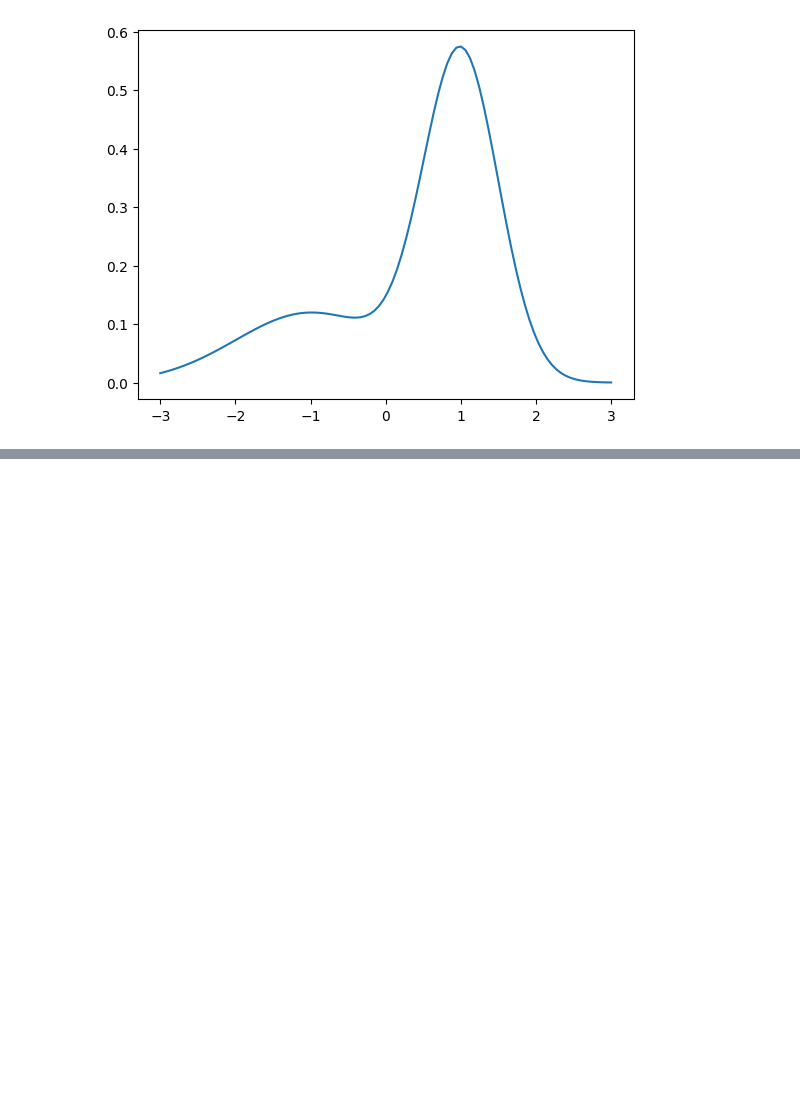
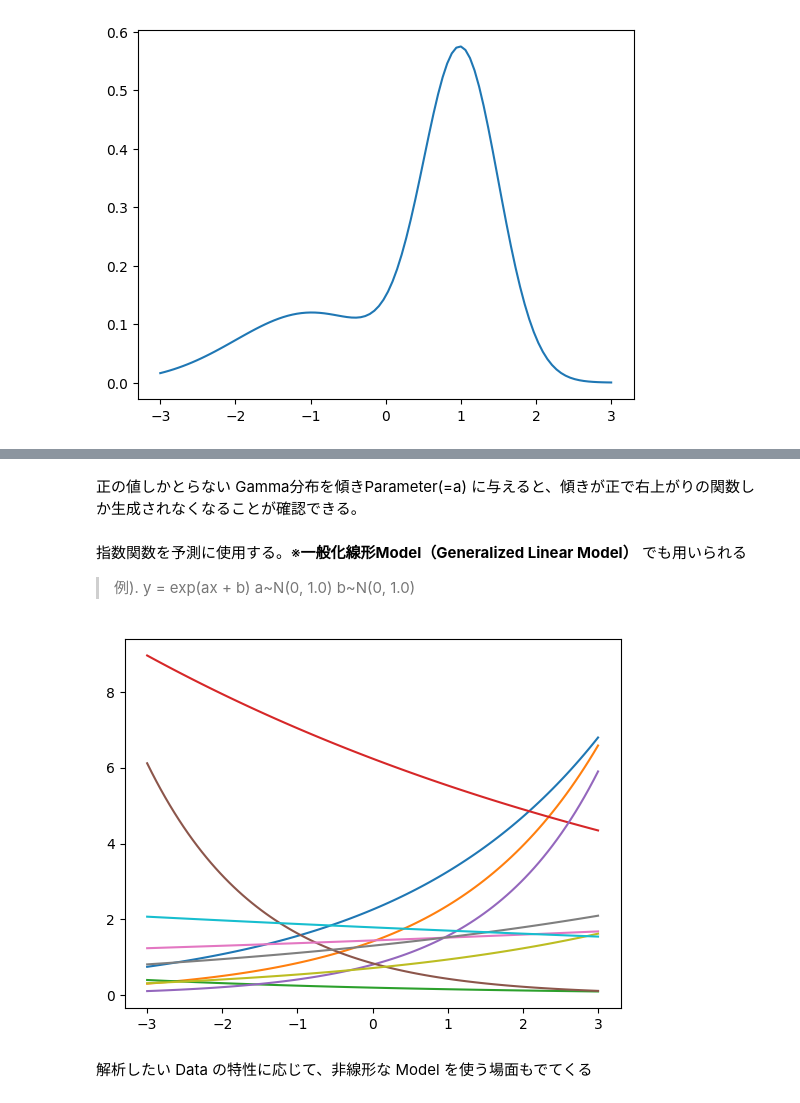
Before and after one commit to 1024xx4/bayes_machine_learning, a Jupyter notebook: probability_distribution.ipynb, the cells around one changed output, grey strips where cells are left out. Drawn from its saved outputs; the diff is of its cells as text; code cells hidden in the pictures; blank space fills up the shorter version.

Commit message:
Feat: 回帰Model(Regression Model)の概要をつかむ#1

```diff
--- a/probability_distribution.ipynb
+++ b/probability_distribution.ipynb
@@ -531,0 +560,18 @@ plt.plot(ls, mixture_pdf(mu, d1, d2, ls))
+# %% [markdown]
+正の値しかとらない Gamma分布を傾きParameter(=a) に与えると、傾きが正で右上がりの関数しか生成されなくなることが確認できる。
+# %% [markdown]
+指数関数を予測に使用する。※**一般化線形Model（Generalized Linear Model）** でも用いられる
+>例).
+>y = exp(ax + b)
+>a\~N(0, 1.0)
+>b\~N(0, 1.0)
+# %%
+plt.figure()
+for i in range(N):
+    a = stats.norm(0, 1).rvs()
+    b = stats.norm(0, 1).rvs()
+    plt.plot(ls, np.exp(a * ls + b))
+# %% [output]
+[figure, added]
+# %% [markdown]
+解析したい Data の特性に応じて、非線形な Model を使う場面もでてくる
```
Also changed, not shown: parts of 3 cells of this notebook.
